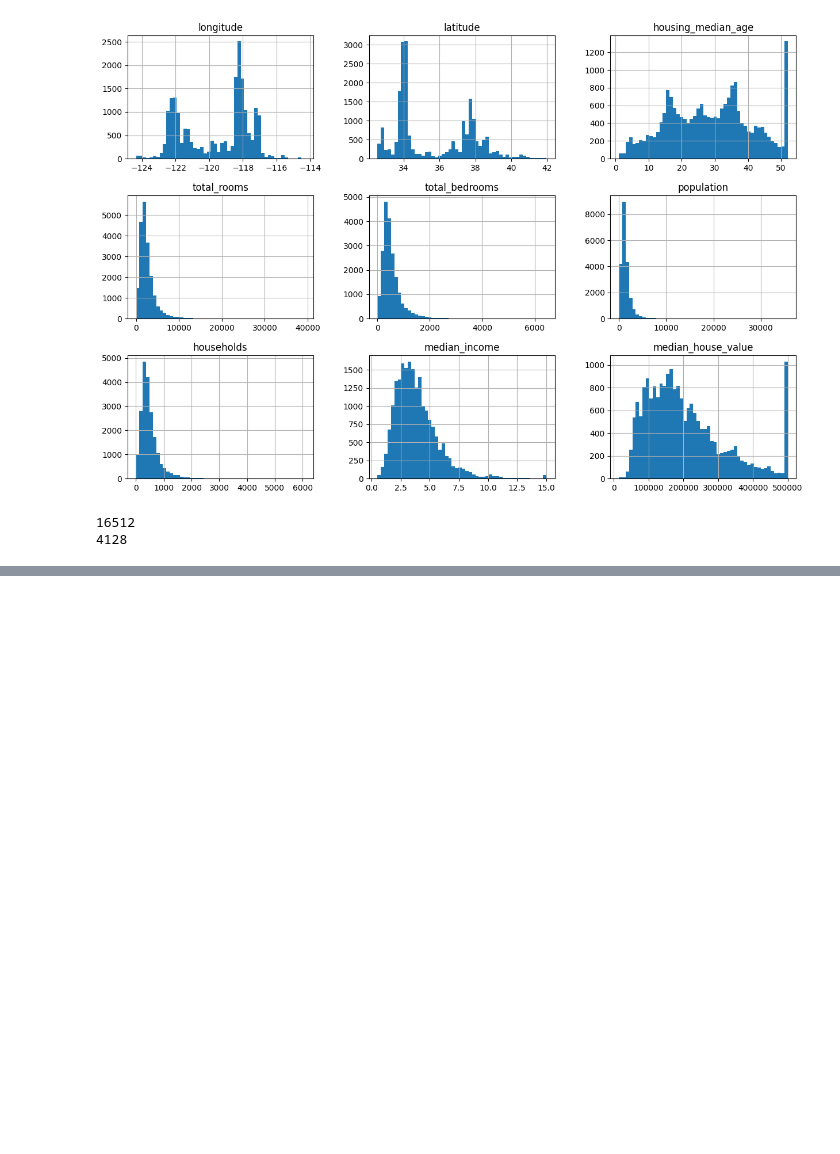
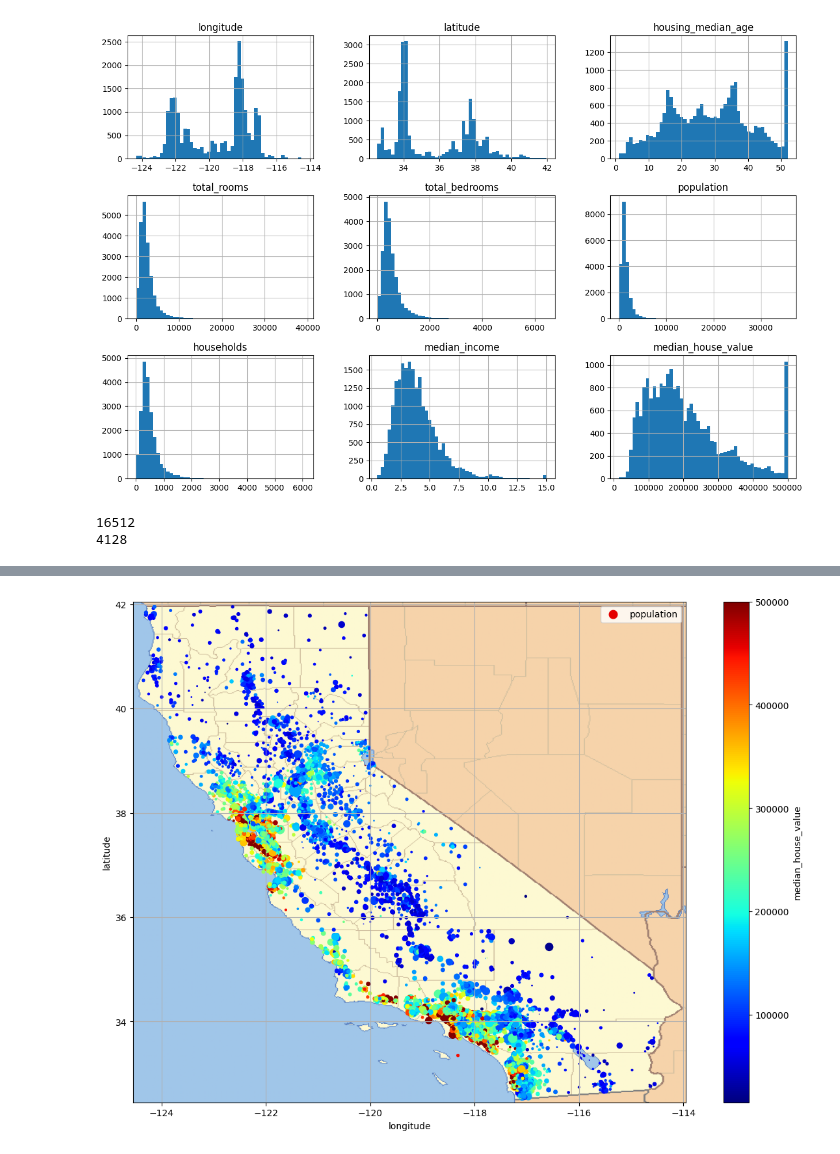
Before and after one commit to xKomil/DataScienceSummerStudy, a Jupyter notebook: _machine_learning/_fundamentals/2/2.ipynb, the cells around one changed output, grey strips where cells are left out. Saved outputs shown, nothing was run; the diff lists cells and outputs as text; code cells hidden in the pictures; blank space fills up the shorter version.

```diff
--- a/_machine_learning/_fundamentals/2/2.ipynb
+++ b/_machine_learning/_fundamentals/2/2.ipynb
@@ -107,0 +161,18 @@ print(len(test_set))
+# %%
+from matplotlib.image import imread
+
+df.plot(kind='scatter', x='longitude', y='latitude', grid=True,
+        s=df['population'] / 100, label='population',
+        c='median_house_value', cmap='jet', colorbar=True,
+        figsize=(15,10))
+
+# Image data
+california = 'california.png'
+california_img = imread(california)
+axis = -124.55, -113.95, 32.45, 42.05
+
+# Overlay the image
+plt.imshow(california_img, extent=axis)
+plt.show()
+# %% [output]
+[figure, added]
```
Also changed, not shown: parts of 13 cells of this notebook, 2 other files.
